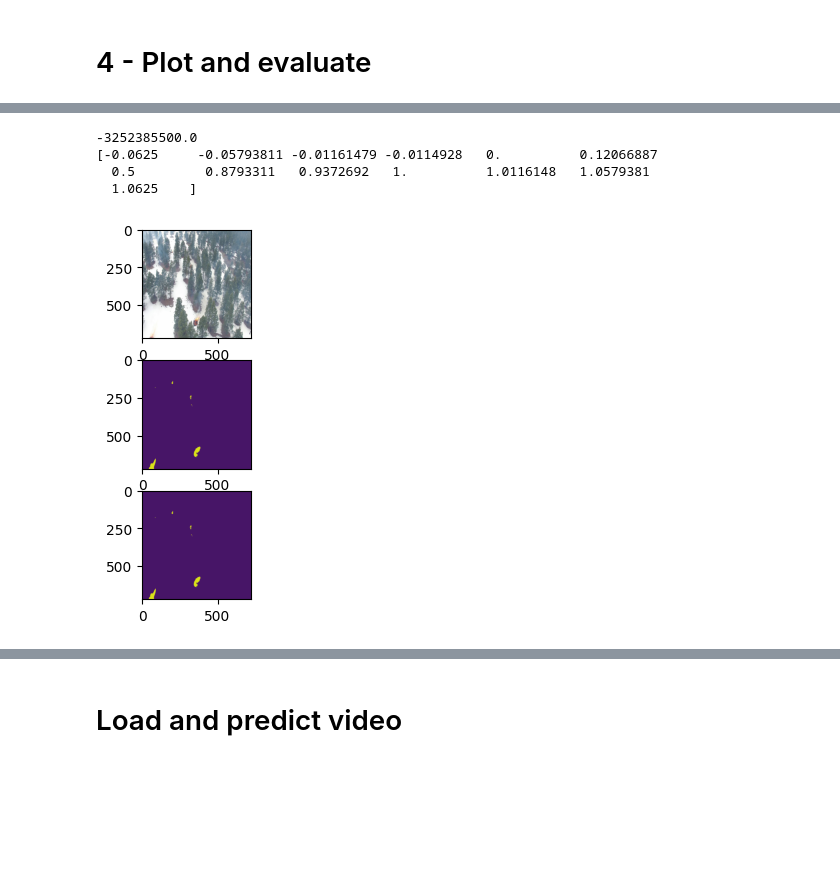
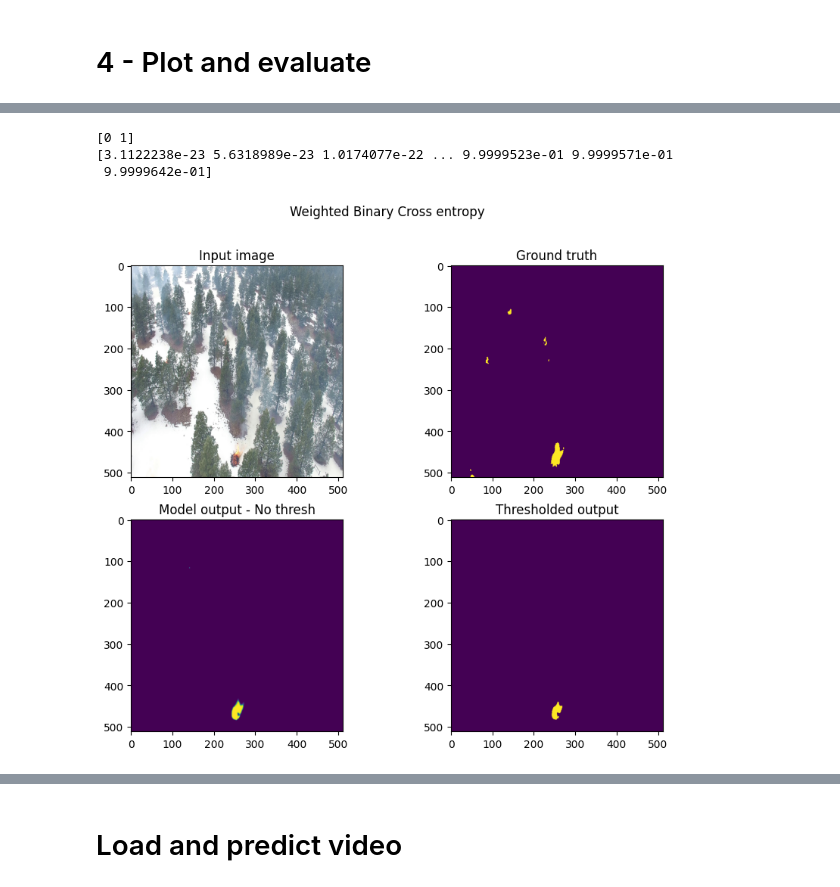
Before and after one commit to itsm1kekay/wildfire-detection, a Jupyter notebook: src/ee981.ipynb, the cells around one changed output, grey strips where cells are left out. Cells and saved outputs as stored; diff of their text form; code cells hidden in the pictures; blank space fills up the shorter version.

```diff
--- a/src/ee981.ipynb
+++ b/src/ee981.ipynb
@@ -37,13 +49,13 @@ Tensorflow version 2.19.0
 # %% [markdown]
 # 0.5 - Hyperparameters
 # %%
-BATCH_SIZE = 6
-VALIDATION_SPLIT = 0.1
+BATCH_SIZE = 16
+VALIDATION_SPLIT = 0.15
 TEST_SPLIT = 0.15
-EPOCHS = 3
-LEARNING_RATE = 0.01
+EPOCHS = 30
+LEARNING_RATE = 0.001
 IMAGE_SIZE = (2160,3840,3) # 3840 or 3480?
-TARGET_SIZE = (720 ,720,3)
+TARGET_SIZE = (512 ,512,3)
 # %% [markdown]
 # 1 - Preprocessing
 # %%
@@ -314,0 +268,10 @@ mask = model.predict(np.array([input_img[0]]))
+# %%
+
+input_img_it =  test_dataset#.as_numpy_iterator()
+for i in test_dataset.take(4):
+    # print(i[0])
+    input_img = i[0]
+    input_gt = i[1]
+
+plt.imshow(np.array(input_img[0]).astype(np.uint8))
+mask = model.predict(np.array([input_img[0]]))
@@ -315,15 +287,23 @@ mask = model.predict(np.array([input_img[0]]))
 # %%
-fig,(ax1,ax2,ax3) = plt.subplots(3,1)
-# np.array(list(input_img))
-ax1.imshow(input_img[0].astype(np.uint8))
-ax2.imshow(input_img[1])
-# ax3.imshow(mask[0])
-# THRESH = -10000000000
-# threshed_mask = np.where(mask[0] < -THRESH, 0, 1)
-ax3.imshow(input_img[1])
+fig,((ax1,ax2,),(ax3,ax4,)) = plt.subplots(2,2,figsize=(10,8))
+fig.suptitle('Weighted Binary Cross entropy')
+
+ax1.set_title('Input image')
+ax1.imshow(np.array(input_img[0]).astype(np.uint8))
+
+ax2.set_title('Ground truth')
+ax2.imshow(input_gt[0])
+print(np.unique(input_gt[0]))
+ax3.set_title('Model output - No thresh')
+ax3.imshow(mask[0])
+
+ax4.set_title('Thresholded output')
+threshed_mask = np.where(mask[0] < 0.9, 0, 1)
+ax4.imshow(threshed_mask)
+
+# plt.savefig('weighted_BCE-fig.png')
 # %% [output]
--3252385500.0
-[-0.0625     -0.05793811 -0.01161479 -0.0114928   0.          0.12066887
-  0.5         0.8793311   0.9372692   1.          1.0116148   1.0579381
-  1.0625    ]
+[0 1]
+[3.1122238e-23 5.6318989e-23 1.0174077e-22 ... 9.9999523e-01 9.9999571e-01
+ 9.9999642e-01]
-[figure, old version]
+[figure, new version]
```
Also changed, not shown: parts of 33 cells of this notebook.
